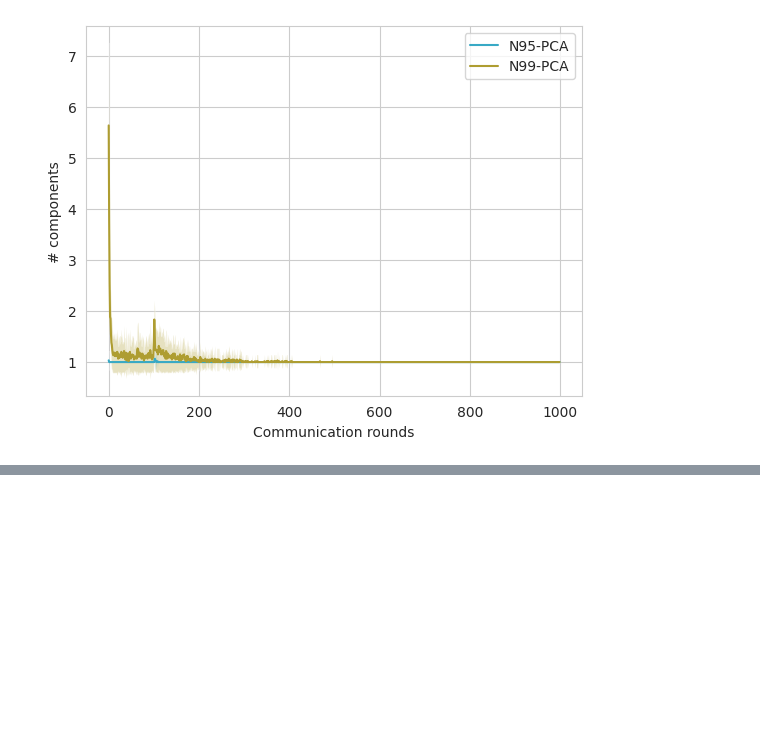
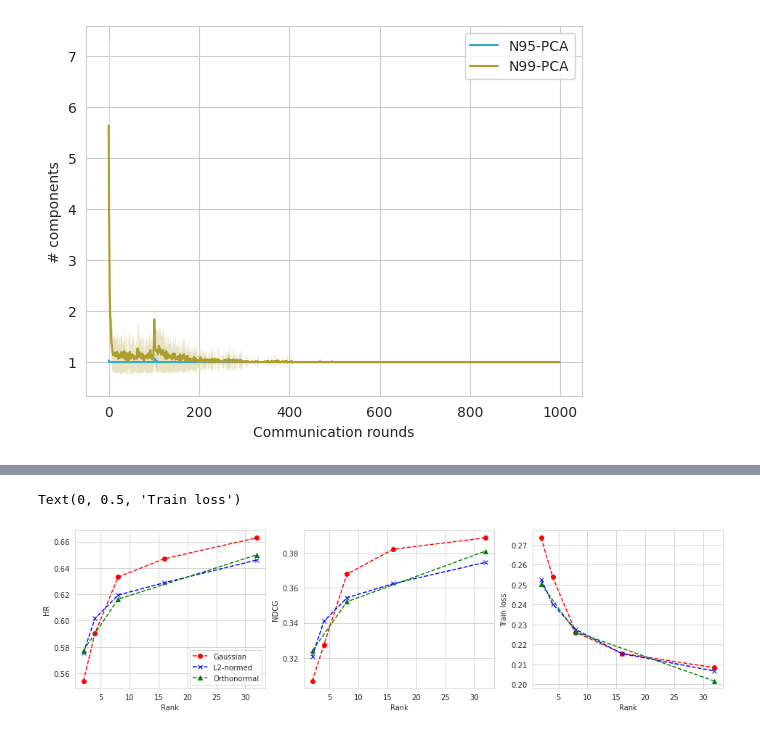
Before and after one commit to tienvu95/LoRA-FedRec, a Jupyter notebook: FederatedTraining/notebooks/WandbViz.ipynb, the cells around one changed output, grey strips where cells are left out. Drawn from its saved outputs; the diff is of its cells as text; code cells hidden in the pictures; blank space fills up the shorter version.

Commit message:
refine: init strategies

```diff
--- a/FederatedTraining/notebooks/WandbViz.ipynb
+++ b/FederatedTraining/notebooks/WandbViz.ipynb
@@ -270,0 +275,17 @@ fig.savefig('figures/ml_pca.pdf', bbox_inches='tight')
+# %%
+# project = 'hiue/lowrank-fedrec-2'
+# project = 'hiue/lora-fedrec-3'
+project = 'hiue/lora-fedrec'
+api = wandb.Api()
+runs = api.runs(project, {
+    "$and": [{
+        'config.data.name': 'movielens',
+        # 'config.task_name': 'fedtrain',
+        'config.model.init._target_': {
+            '$in': ['fedlib.lora.models.FedLoraMF']
+        },
+        # 'tags': {'$elemMatch': {'$eq': 'lora'},},
+        'tags': {'$in': ['lora'],},
+
+    }]
+})
@@ -270,0 +363,30 @@ fig.savefig('figures/ml_pca.pdf', bbox_inches='tight')
+# %%
+fig, axes = plt.subplots(1, 3, figsize=(16, 4))
+with sns.axes_style("whitegrid"):
+    scatter_plot(axes[0], lora_runs, 'test/HR', label='Gaussian', marker='o', linestyle='dashed', color='red', rescale_x=max(update_numels), text_offset=0.02)
+    scatter_plot(axes[0], lora_nb_runs, 'test/HR', label='L2-normed', marker='x', linestyle='dashed', color='blue', rescale_x=max(update_numels), text_offset=0.02)
+    scatter_plot(axes[0], lora_ob_runs, 'test/HR', label='Orthonormal', marker='^', linestyle='dashed', color='green', rescale_x=max(update_numels), text_offset=0.02)
+    axes[0].set_xlabel('Rank')
+    axes[0].set_ylabel('HR')
+    axes[0].legend()
+    # axes[0].set_ylim([0.1, 0.5])
+    # axes[0].axhline(y=max(all_HR), color='black', linestyle='-.')
+
+    scatter_plot(axes[1], lora_runs, 'test/NDCG', label='Gaussian', marker='o', linestyle='dashed', color='red', rescale_x=max(update_numels), text_offset=0.01)
+    scatter_plot(axes[1], lora_nb_runs, 'test/NDCG', label='L2-normed', marker='x', linestyle='dashed', color='blue', rescale_x=max(update_numels), text_offset=0.01)
+    scatter_plot(axes[1], lora_ob_runs, 'test/NDCG', label='Orthonormal', marker='^', linestyle='dashed', color='green', rescale_x=max(update_numels), text_offset=0.01)
+    axes[1].set_xlabel('Rank')
+    axes[1].set_ylabel('NDCG')
+# axes[1].set_ylim([0.15, 0.3])
+# axes[1].axhline(y=max(all_NDCG), color='black', linestyle='-.')
+
+
+scatter_plot(axes[2], lora_runs, 'train/loss', label='LoRA', marker='o', linestyle='dashed', color='red', rescale_x=max(update_numels), min_value=True, text_offset=0.01)
+scatter_plot(axes[2], lora_nb_runs, 'train/loss', label='SVD', marker='x', linestyle='dashed', color='blue', rescale_x=max(update_numels), min_value=True, text_offset=0.01)
+scatter_plot(axes[2], lora_ob_runs, 'train/loss', label='Orthonormal', marker='^', linestyle='dashed', color='green', rescale_x=max(update_numels), min_value=True, text_offset=0.01)
+axes[2].set_xlabel('Rank')
+axes[2].set_ylabel('Train loss')
+# axes[2].set_ylim([0.4, 0.6])
+# %% [output]
+Text(0, 0.5, 'Train loss')
+[figure, added]
```
Also changed, not shown: parts of 5 cells of this notebook, 8 other files.
